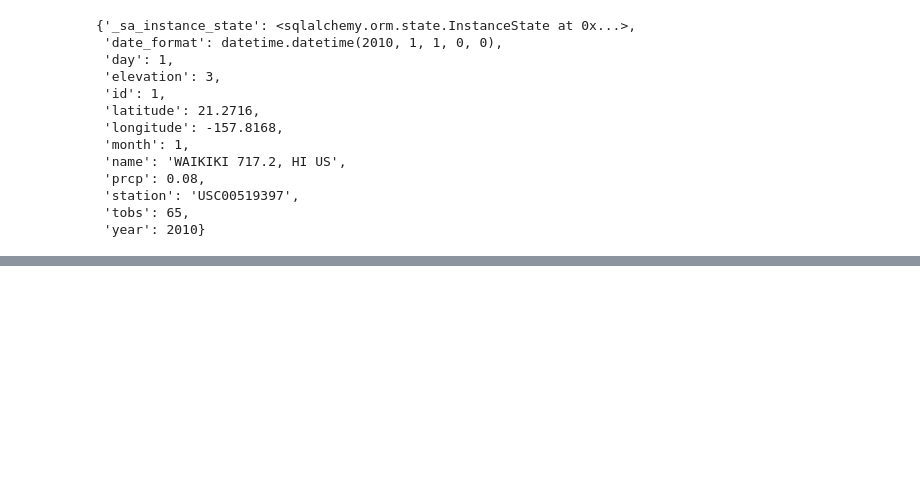
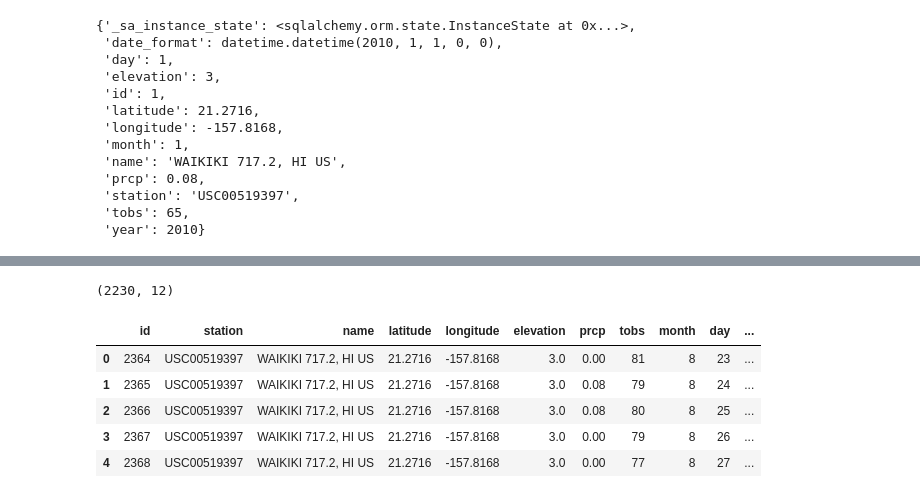
Before and after one commit to gaguinaldo/uscdatabootcamp, a Jupyter notebook: hw-9/climate_analysis.ipynb, the cells around one changed output, grey strips where cells are left out. Drawn from its saved outputs; the diff is of its cells as text; code cells hidden in the pictures; blank space fills up the shorter version.

```diff
--- a/hw-9/climate_analysis.ipynb
+++ b/hw-9/climate_analysis.ipynb
@@ -50,0 +104,13 @@ first_row.__dict__
+# %%
+df_12.shape
+# %% [output]
+(2230, 12)
+# %%
+df_12.head()
+# %% [output]
+|  | id | station | name | latitude | longitude | elevation | prcp | tobs | month | day | ... |
+| 0 | 2364 | USC00519397 | WAIKIKI 717.2, HI US | 21.2716 | -157.8168 | 3.0 | 0.00 | 81 | 8 | 23 | ... |
+| 1 | 2365 | USC00519397 | WAIKIKI 717.2, HI US | 21.2716 | -157.8168 | 3.0 | 0.08 | 79 | 8 | 24 | ... |
+| 2 | 2366 | USC00519397 | WAIKIKI 717.2, HI US | 21.2716 | -157.8168 | 3.0 | 0.08 | 80 | 8 | 25 | ... |
+| 3 | 2367 | USC00519397 | WAIKIKI 717.2, HI US | 21.2716 | -157.8168 | 3.0 | 0.00 | 79 | 8 | 26 | ... |
+| 4 | 2368 | USC00519397 | WAIKIKI 717.2, HI US | 21.2716 | -157.8168 | 3.0 | 0.00 | 77 | 8 | 27 | ... |
```
Also changed, not shown: parts of 16 cells of this notebook, 1 other file.
